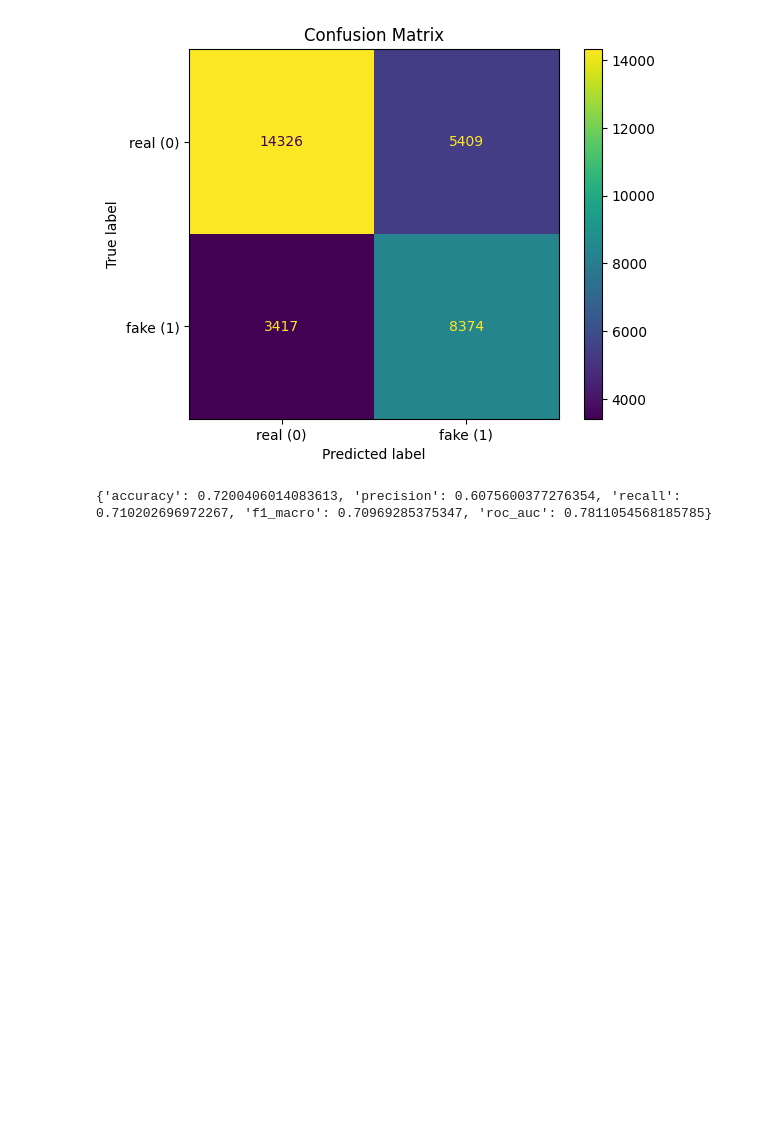
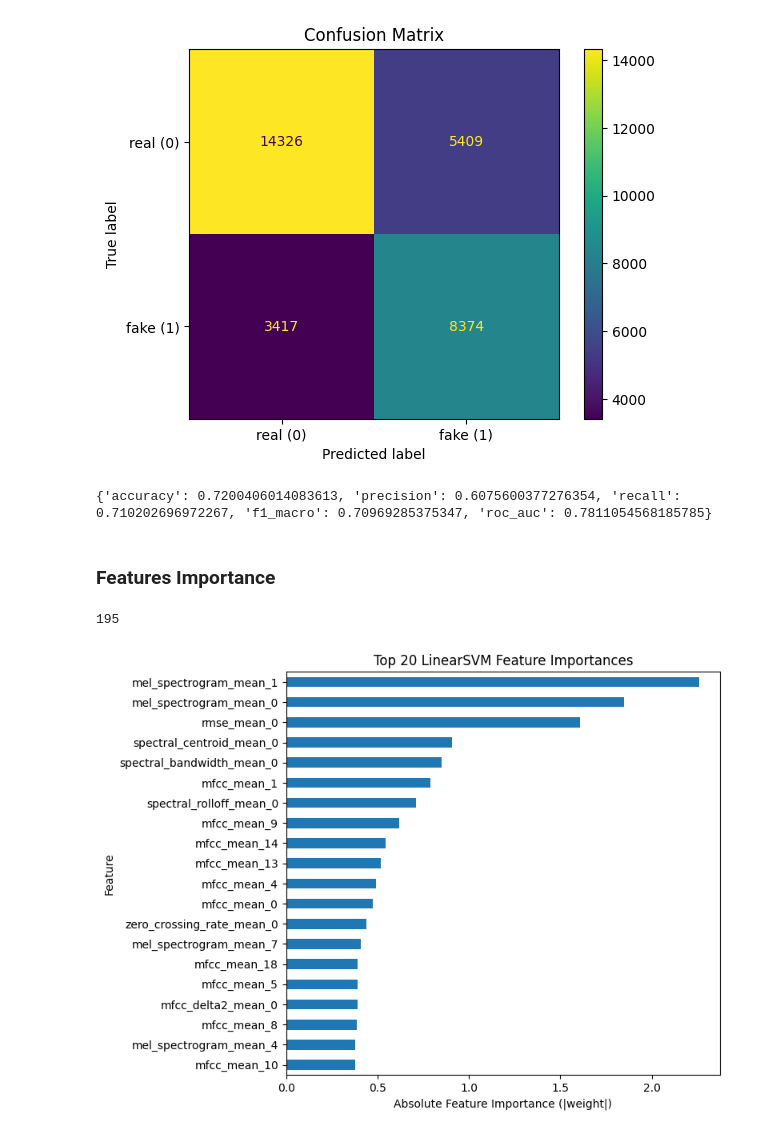
Before and after one commit to g-nazos/audio-deepfake-detection, a Jupyter notebook: notebooks/Linear_SVM.ipynb, the cells around one changed output. Drawn from its saved outputs; the diff is of its cells as text; code cells hidden in the pictures; blank space fills up the shorter version.

Commit message:
linear svm feature importance

```diff
--- a/notebooks/Linear_SVM.ipynb
+++ b/notebooks/Linear_SVM.ipynb
@@ -79,3 +80,44 @@ print(metrics)
 # %% [output]
 [figure]
 {'accuracy': 0.7200406014083613, 'precision': 0.6075600377276354, 'recall': 0.710202696972267, 'f1_macro': 0.70969285375347, 'roc_auc': 0.7811054568185785}
+# %% [markdown]
+### Features Importance
+# %%
+best_model_path = os.path.join(MODELS_PATH, 'linear_svm','exp_20260131_215211', 'model.joblib')
+import joblib
+
+model = joblib.load(best_model_path)
+
+svm = model.named_steps["svm"]
+
+importance = np.abs(svm.coef_).ravel()
+
+len(importance)
+# %% [output]
+195
+# %%
+import pandas as pd
+train_data_path = os.path.join(FEATURES_DIR, "training_features_mean_20_128_256_128.parquet")
+train_data=pd.read_parquet(itw_test_data_path)
+
+train_data.drop(columns=['label', 'filename'], inplace=True)
+features_names= train_data.columns
+feature_importance = pd.Series(
+    importance,
+    index=features_names
+).sort_values(ascending=False)
+
+
+import matplotlib.pyplot as plt
+
+top20 = feature_importance.head(20)
+
+plt.figure(figsize=(8, 6))
+top20.sort_values().plot(kind="barh")
+plt.xlabel("Absolute Feature Importance (|weight|)")
+plt.ylabel("Feature")
+plt.title("Top 20 LinearSVM Feature Importances")
+plt.tight_layout()
+plt.show()
+# %% [output]
+[figure, added]
```
Also changed, not shown: parts of 2 cells of this notebook.
